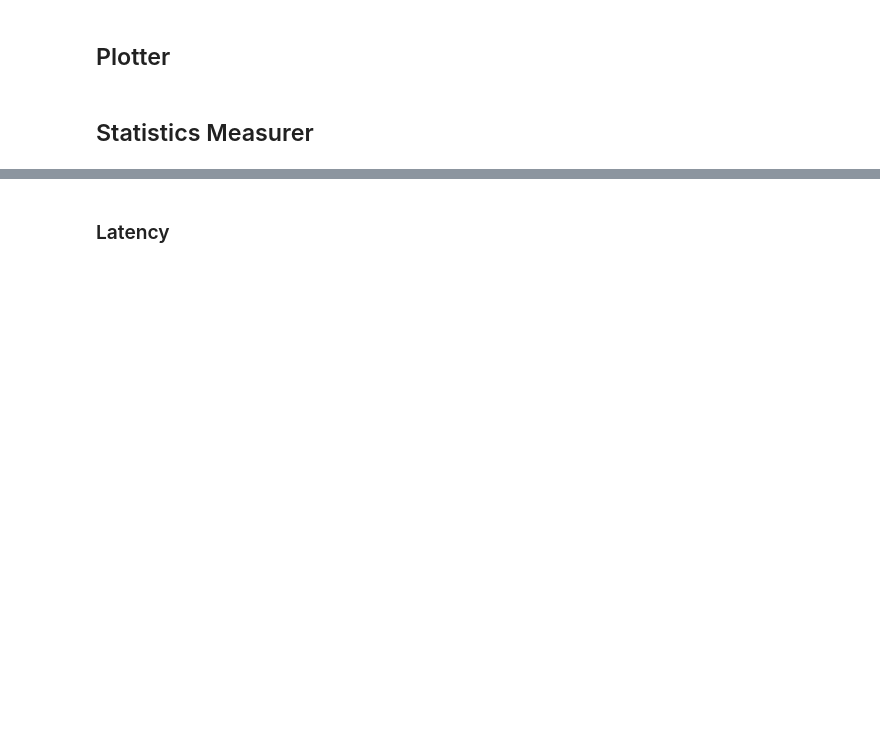
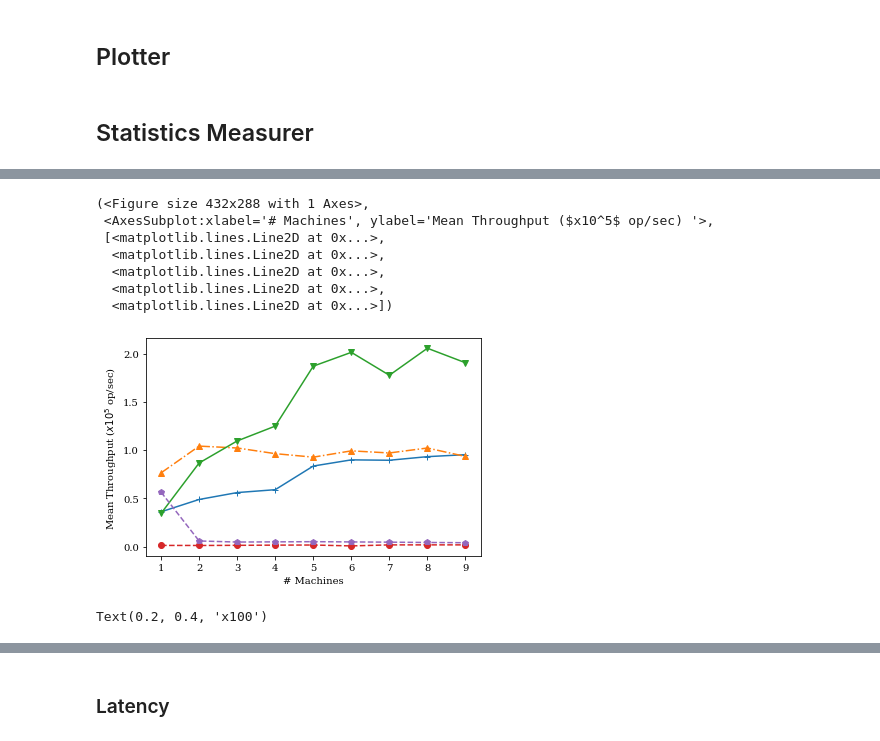
Before and after one commit to Rustam-Warwick/d3-gnn, a Jupyter notebook: helper-scripts/jupyter/Flink Metrics.ipynb, the cells around one changed output, grey strips where cells are left out. Drawn from its saved outputs; the diff is of its cells as text; code cells hidden in the pictures; blank space fills up the shorter version.

```diff
--- a/helper-scripts/jupyter/Flink Metrics.ipynb
+++ b/helper-scripts/jupyter/Flink Metrics.ipynb
@@ -117,7 +222,7 @@ class MetricStatistics:
                 f = pd.read_csv(os.path.join(entry_folder_name, run, operator_name, metric_name,subtask_index), header=None, names=["value"])
                 subtasks.append(f["value"].values)
 
-            run_class = int(re.match(".*\((\d+)\).*",run).groups()[0]) if not is_lambda else float(re.match(".*-l=(\d+.\d+).*",run).groups()[0])
+            run_class = int(re.match(".*\((\d+)\).*",run).groups()[0]) if not is_lambda else float(re.match(".*-l=(\d+).*",run).groups()[0])
             self.output[run_class].append(subtasks)
 
     def __apply_common_fn(self, transformation:str, data, *args, **kwargs):
@@ -252,10 +357,26 @@ class MetricStatistics:
         self.transform_experiment("mean")
         return self
 
+    def get_std_latency(self):
+        self.transform_metrics("trim_zeros").transform_metrics("std")
+        self.transform_subtasks("mean")
+        return self.transform_experiment("mean")
+
     def get_mean_latency(self):
         """ Get latency of this operator """
-        self.transform_metrics("trim_zeros")
-        self.transform_subtasks("mean_0_axis")
+        self.transform_metrics("trim_zeros").transform_metrics("mean")
+        self.transform_subtasks("mean")
+        return self.transform_experiment("mean")
+
+    def get_min_latency(self):
+        """ Get latency of this operator """
+        self.transform_metrics("trim_zeros").transform_metrics("min")
+        self.transform_subtasks("mean")
+        return self.transform_experiment("mean")
+
+    def get_max_latency(self):
+        """ Get latency of this operator """
+        self.transform_metrics("trim_zeros").transform_metrics("max")
         self.transform_subtasks("mean")
         return self.transform_experiment("mean")
 
@@ -293,0 +429,36 @@ fig
+# %%
+fig, ax = plt.subplots(1,1, figsize=(6,4))
+a1 = MetricStatistics(entry_folder_name="../../metrics/RedditHyperlink/Streaming/", metric_name="throughput").get_mean_throughput().transform_experiment(lambda x: x/(1.2 * 10)).transform_keys()
+a2 = MetricStatistics(entry_folder_name="../../metrics/RedditHyperlink/Sliding-20/", metric_name="throughput").get_mean_throughput().transform_experiment(lambda x: x/1.2).transform_keys()
+a3 = MetricStatistics(entry_folder_name="../../metrics/RedditHyperlink/Count-2000/", metric_name="throughput").get_mean_throughput().transform_keys()
+plot_aggregated_dict(None, [a1.output, a2.output, a3.output, DGL_STREAMING_MEAN_THROUGHPUT, DGL_WINDOWED_MEAN_THROUGHPUT], ["D3-GNN Streaming", "D3-GNN WSliding-20ms", "D3-GNN WCount-2000", "DGL Streaming", "DGL WCount-2000"], ["+", "^", "v", "o", "p"], [ "-", "-.", "-", "--", "--"], [None,None, None, None, None], xlabel="# Machines", ylabel="Mean Throughput ($x10^5$ op/sec) ", formatter=fmt_div_e5, pre_fig=(fig,ax))
+
+# a1 = MetricStatistics(entry_folder_name="../../metrics/RedditHyperlink/Streaming/", metric_name="throughput").get_max_throughput().transform_experiment(lambda x: x/(1.2 * 10)).transform_keys()
+# a2 = MetricStatistics(entry_folder_name="../../metrics/RedditHyperlink/Sliding-20/", metric_name="throughput").get_max_throughput().transform_experiment(lambda x: x/(1.2)).transform_keys()
+# a3 = MetricStatistics(entry_folder_name="../../metrics/RedditHyperlink/Count-2000/", metric_name="throughput").get_max_throughput().transform_keys()
+# plot_aggregated_dict(None, [a1.output, a2.output, a3.output, DGL_STREAMING_MAX_THROUGHPUT, DGL_WINDOWED_MAX_THROUGHPUT], ["Streaming", "Sliding", "Count", "DGL-Streaming", "DGL-Count"], ["+", "^", "v", "o", "p"], [ "-", "-.", "-", "--", "--"], [None,None, None, None, None],xlabel="# Machines", ylabel="Max Throughput ($x10^5$ op/sec) ", formatter=fmt_div_e5, pre_fig=(fig,ax))
+# fig, ax = plt.subplots(1, figsize=(6,4))
+# a1 = MetricStatistics(entry_folder_name="../../metrics/RedditHyperlink/Lambda Streaming/", metric_name="numRecordsOutPerSecond", is_lambda=True).get_runtime()
+# a2 = MetricStatistics(entry_folder_name="../../metrics/RedditHyperlink/Lambda Sliding/", metric_name="numRecordsOutPerSecond", is_lambda=True).get_runtime()
+# plot_aggregated_dict(None, [a1.output, a2.output], ["Streaming", "Sliding"], ["+", "^"], [ "-","--"], [None, None],xlabel="$explosion factor$", ylabel="Runtime (min)", formatter=sec_to_min, pre_fig=(fig,ax[0]))
+# a1 = MetricStatistics(entry_folder_name="../../metrics/RedditHyperlink/Lambda Streaming/", metric_name="throughput", is_lambda=True).get_mean_throughput()
+# a2 = MetricStatistics(entry_folder_name="../../metrics/RedditHyperlink/Lambda Sliding/", metric_name="throughput", is_lambda=True).get_mean_throughput()
+# plot_aggregated_dict(None, [a1.output, a2.output], ["Streaming", "Sliding"], ["+", "^"], [ "-","--"], [None, None],xlabel="explosion factor", ylabel="Runtime (min)", formatter=fmt_div_e5, pre_fig=(fig,ax[1]))
+# plt.legend()
+# %% [output]
+(<Figure size 432x288 with 1 Axes>,
+ <AxesSubplot:xlabel='# Machines', ylabel='Mean Throughput ($x10^5$ op/sec) '>,
+ [<matplotlib.lines.Line2D at 0x...>,
+  <matplotlib.lines.Line2D at 0x...>,
+  <matplotlib.lines.Line2D at 0x...>,
+  <matplotlib.lines.Line2D at 0x...>,
+  <matplotlib.lines.Line2D at 0x...>])
+[figure, added]
+# %%
+ax.annotate('x100', xy=(0.35, 0.27),  xycoords='axes fraction',
+            xytext=(0.2, 0.4), textcoords='axes fraction',
+            arrowprops=dict(shrink=0.05, facecolor="crimson",edgecolor="white", hatch="/"),
+            horizontalalignment='right', verticalalignment='top', fontsize="small", fontweight="bold"
+            )
+# %% [output]
+Text(0.2, 0.4, 'x100')
```
Also changed, not shown: parts of 15 cells of this notebook, 9 other files.
